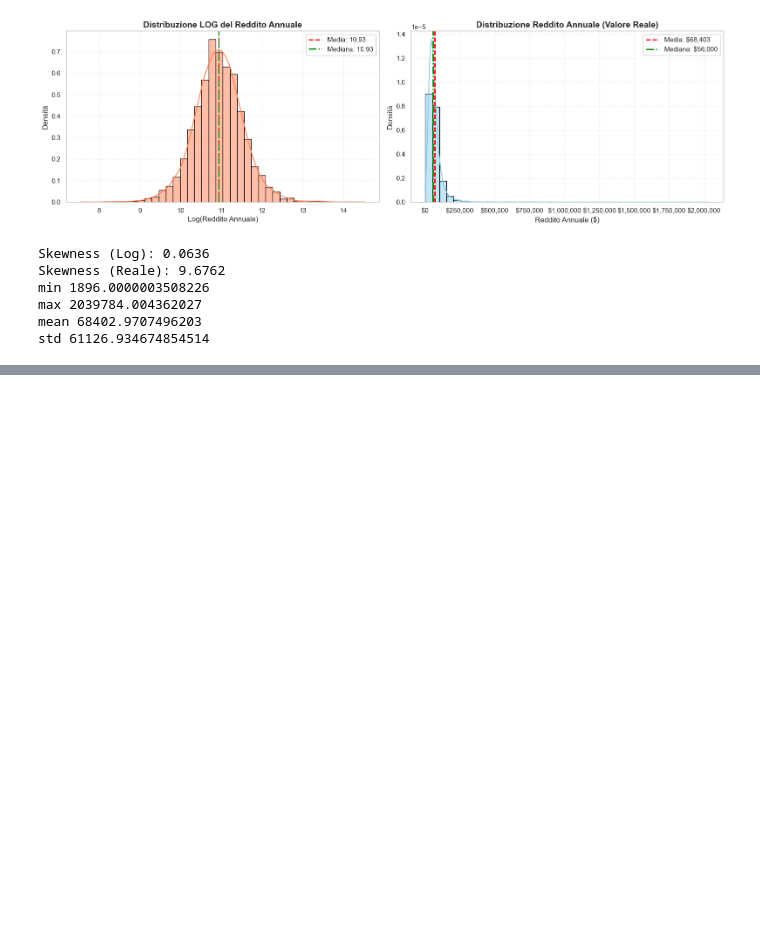
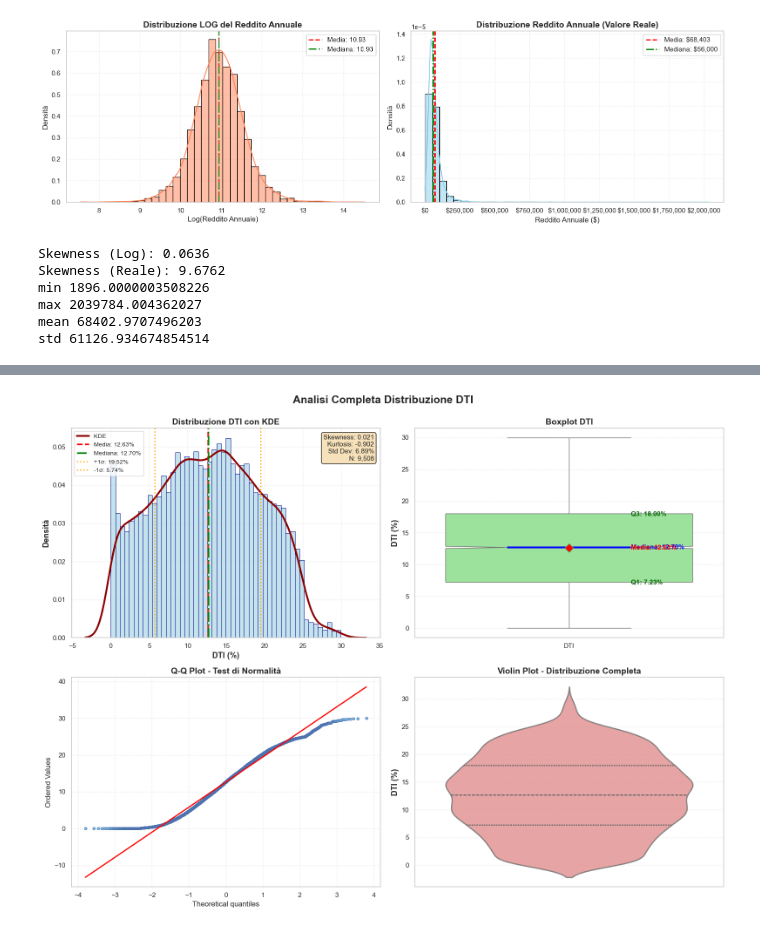
Before and after one commit to gabrielniculaesei/lendingclub-dataset, a Jupyter notebook: Project.ipynb, the cells around one changed output, grey strips where cells are left out. Drawn from its saved outputs; the diff is of its cells as text; code cells hidden in the pictures; blank space fills up the shorter version.

```diff
--- a/Project.ipynb
+++ b/Project.ipynb
@@ -1529,0 +1605,84 @@ std 61126.934674854514
+# %%
+
+from scipy import stats as sp_stats
+
+fig, axes = plt.subplots(2, 2, figsize=(16, 12))
+fig.suptitle('Analisi Completa Distribuzione DTI', fontsize=18, fontweight='bold', y=0.995)
+
+vals_dti = data['dti'].dropna()
+mean_dti = vals_dti.mean()
+median_dti = vals_dti.median()
+std_dti = vals_dti.std()
+skew_dti = vals_dti.skew()
+kurt_dti = vals_dti.kurtosis()
+
+sns.histplot(vals_dti, bins=50, color='lightblue', edgecolor='darkblue',
+             alpha=0.7, stat='density', kde=False, ax=axes[0, 0])
+sns.kdeplot(vals_dti, color='darkred', linewidth=3, ax=axes[0, 0], label='KDE')
+
+axes[0, 0].axvline(mean_dti, color='red', linestyle='--', linewidth=2.5, label=f'Media: {mean_dti:.2f}%')
+axes[0, 0].axvline(median_dti, color='green', linestyle='-.', linewidth=2.5, label=f'Mediana: {median_dti:.2f}%')
+axes[0, 0].axvline(mean_dti + std_dti, color='orange', linestyle=':', linewidth=2, label=f'+1σ: {(mean_dti + std_dti):.2f}%')
+axes[0, 0].axvline(mean_dti - std_dti, color='orange', linestyle=':', linewidth=2, label=f'-1σ: {(mean_dti - std_dti):.2f}%')
+
+textstr = f'Skewness: {skew_dti:.3f}\nKurtosis: {kurt_dti:.3f}\nStd Dev: {std_dti:.2f}%\nN: {len(vals_dti):,}'
+axes[0, 0].text(0.98, 0.97, textstr, transform=axes[0, 0].transAxes, fontsize=11,
+                verticalalignment='top', horizontalalignment='right',
+                bbox=dict(boxstyle='round', facecolor='wheat', alpha=0.9, edgecolor='black'))
+
+axes[0, 0].set_xlabel('DTI (%)', fontsize=13, fontweight='bold')
+axes[0, 0].set_ylabel('Densità', fontsize=13, fontweight='bold')
+axes[0, 0].set_title('Distribuzione DTI con KDE', fontsize=14, fontweight='bold')
+axes[0, 0].legend(fontsize=10, loc='upper left')
+axes[0, 0].grid(True, alpha=0.3, linestyle='--')
+
+# --- SUBPLOT 2: BOXPLOT ---
+bp = sns.boxplot(y=vals_dti, color='lightgreen', ax=axes[0, 1],
+                 notch=True, showmeans=True, showcaps=True,
+                 meanprops=dict(marker='D', markerfacecolor='red', markersize=10),
+                 medianprops=dict(color='blue', linewidth=3))
+
+q1_dti = vals_dti.quantile(0.25)
+q3_dti = vals_dti.quantile(0.75)
+
+axes[0, 1].text(0.2, q1_dti, f'Q1: {q1_dti:.2f}%', fontsize=11, va='center', fontweight='bold', color='darkgreen')
+axes[0, 1].text(0.2, median_dti, f'Mediana: {median_dti:.2f}%', fontsize=11, va='center', fontweight='bold', color='blue')
+axes[0, 1].text(0.2, q3_dti, f'Q3: {q3_dti:.2f}%', fontsize=11, va='center', fontweight='bold', color='darkgreen')
+axes[0, 1].text(0.2, mean_dti, f'Media: {mean_dti:.2f}%', fontsize=11, va='center', fontweight='bold', color='red')
+
+axes[0, 1].set_ylabel('DTI (%)', fontsize=13, fontweight='bold')
+axes[0, 1].set_title('Boxplot DTI', fontsize=14, fontweight='bold')
+axes[0, 1].set_xticklabels(['DTI'])
+axes[0, 1].grid(True, alpha=0.3, axis='y', linestyle='--')
+
+# --- SUBPLOT 3: Q-Q PLOT ---
+sp_stats.probplot(vals_dti, dist="norm", plot=axes[1, 0])
+axes[1, 0].set_title('Q-Q Plot - Test di Normalità', fontsize=14, fontweight='bold')
+axes[1, 0].grid(True, alpha=0.3, linestyle='--')
+axes[1, 0].get_lines()[0].set_markerfacecolor('skyblue')
+axes[1, 0].get_lines()[0].set_markersize(4)
+axes[1, 0].get_lines()[1].set_color('red')
+axes[1, 0].get_lines()[1].set_linewidth(2)
+
+sns.violinplot(y=vals_dti, color='lightcoral', ax=axes[1, 1],
+               inner='quartile', alpha=0.8, linewidth=2)
+
+axes[1, 1].set_ylabel('DTI (%)', fontsize=13, fontweight='bold')
+axes[1, 1].set_title('Violin Plot - Distribuzione Completa', fontsize=14, fontweight='bold')
+axes[1, 1].grid(True, alpha=0.3, axis='y', linestyle='--')
+
+plt.tight_layout()
+plt.show()
+
+print("="*70)
+print(" "*20 + "STATISTICHE DESCRITTIVE DTI")
+print("="*70)
+print(f"Media:              {mean_dti:.2f}%")
+print(f"Mediana:            {median_dti:.2f}%")
+print(f"Dev. Standard:      {std_dti:.2f}%")
+print(f"Skewness:           {skew_dti:.3f}")
+print(f"Kurtosis:           {kurt_dti:.3f}")
+print(f"DTI = 0:            {len(data[data['dti'] == 0])} ({(len(data[data['dti'] == 0]) / len(data)) * 100:.4f}%)")
+print("="*70)
+# %% [output]
+[figure, added]
```
Also changed, not shown: parts of 15 cells of this notebook.
